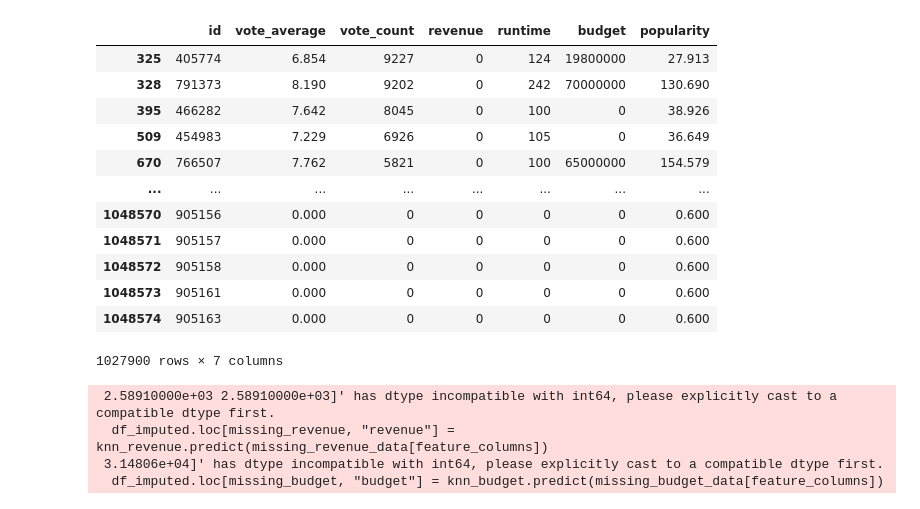
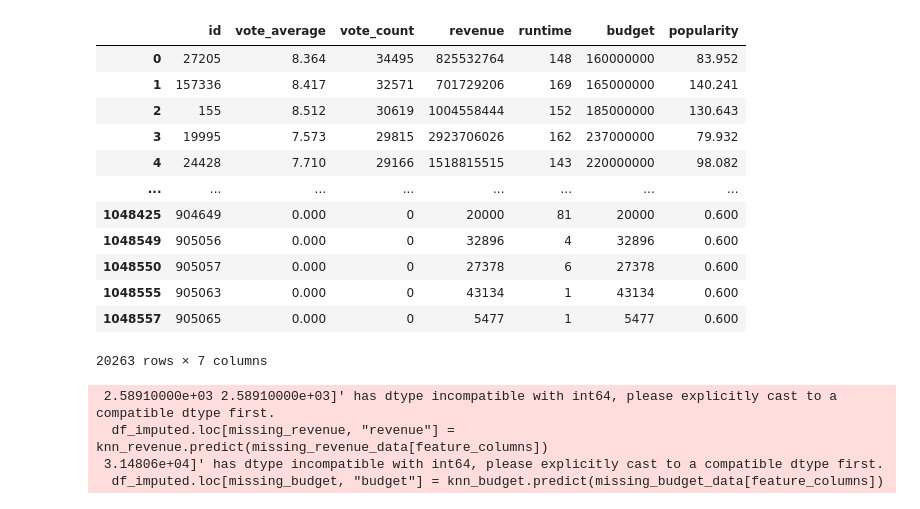
Before and after one commit to RHartung-ND/Data-Science-Project, a Jupyter notebook: Ryan-testing-data.ipynb, the cells around one changed output. Drawn from its saved outputs; the diff is of its cells as text; code cells hidden in the pictures.

```diff
--- a/Ryan-testing-data.ipynb
+++ b/Ryan-testing-data.ipynb
@@ -11,21 +11,21 @@ numeric_columns = ["id","vote_average","vote_count","revenue","runtime","budget"
 # %%
 df_numeric = df[[*numeric_columns]]
 # %%
-df_numeric[df_numeric["revenue"] < 1]
+df_numeric[df_numeric["revenue"] > 1]
 # %% [output]
 |  | id | vote_average | vote_count | revenue | runtime | budget | popularity |
-| 325 | 405774 | 6.854 | 9227 | 0 | 124 | 19800000 | 27.913 |
-| 328 | 791373 | 8.190 | 9202 | 0 | 242 | 70000000 | 130.690 |
-| 395 | 466282 | 7.642 | 8045 | 0 | 100 | 0 | 38.926 |
-| 509 | 454983 | 7.229 | 6926 | 0 | 105 | 0 | 36.649 |
-| 670 | 766507 | 7.762 | 5821 | 0 | 100 | 65000000 | 154.579 |
+| 0 | 27205 | 8.364 | 34495 | 825532764 | 148 | 160000000 | 83.952 |
+| 1 | 157336 | 8.417 | 32571 | 701729206 | 169 | 165000000 | 140.241 |
+| 2 | 155 | 8.512 | 30619 | 1004558444 | 152 | 185000000 | 130.643 |
+| 3 | 19995 | 7.573 | 29815 | 2923706026 | 162 | 237000000 | 79.932 |
+| 4 | 24428 | 7.710 | 29166 | 1518815515 | 143 | 220000000 | 98.082 |
 | ... | ... | ... | ... | ... | ... | ... | ... |
-| 1048570 | 905156 | 0.000 | 0 | 0 | 0 | 0 | 0.600 |
-| 1048571 | 905157 | 0.000 | 0 | 0 | 0 | 0 | 0.600 |
-| 1048572 | 905158 | 0.000 | 0 | 0 | 0 | 0 | 0.600 |
-| 1048573 | 905161 | 0.000 | 0 | 0 | 0 | 0 | 0.600 |
-| 1048574 | 905163 | 0.000 | 0 | 0 | 0 | 0 | 0.600 |
+| 1048425 | 904649 | 0.000 | 0 | 20000 | 81 | 20000 | 0.600 |
+| 1048549 | 905056 | 0.000 | 0 | 32896 | 4 | 32896 | 0.600 |
+| 1048550 | 905057 | 0.000 | 0 | 27378 | 6 | 27378 | 0.600 |
+| 1048555 | 905063 | 0.000 | 0 | 43134 | 1 | 43134 | 0.600 |
+| 1048557 | 905065 | 0.000 | 0 | 5477 | 1 | 5477 | 0.600 |
-1027900 rows × 7 columns
+20263 rows × 7 columns
 # %%
 imputed_df = imputed_df[(imputed_df["revenue"] != 0) & (imputed_df["budget"] != 0)]
 # %%
```
Also changed, not shown: 2 other files.
